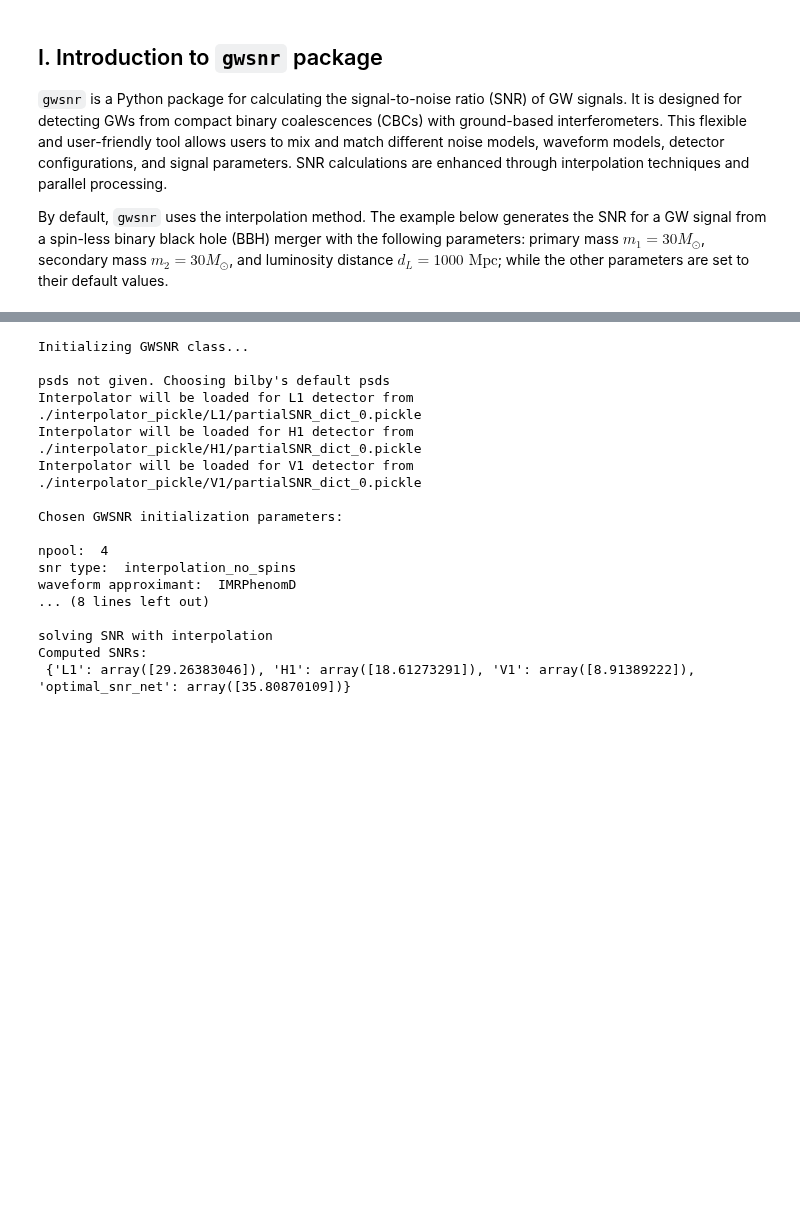
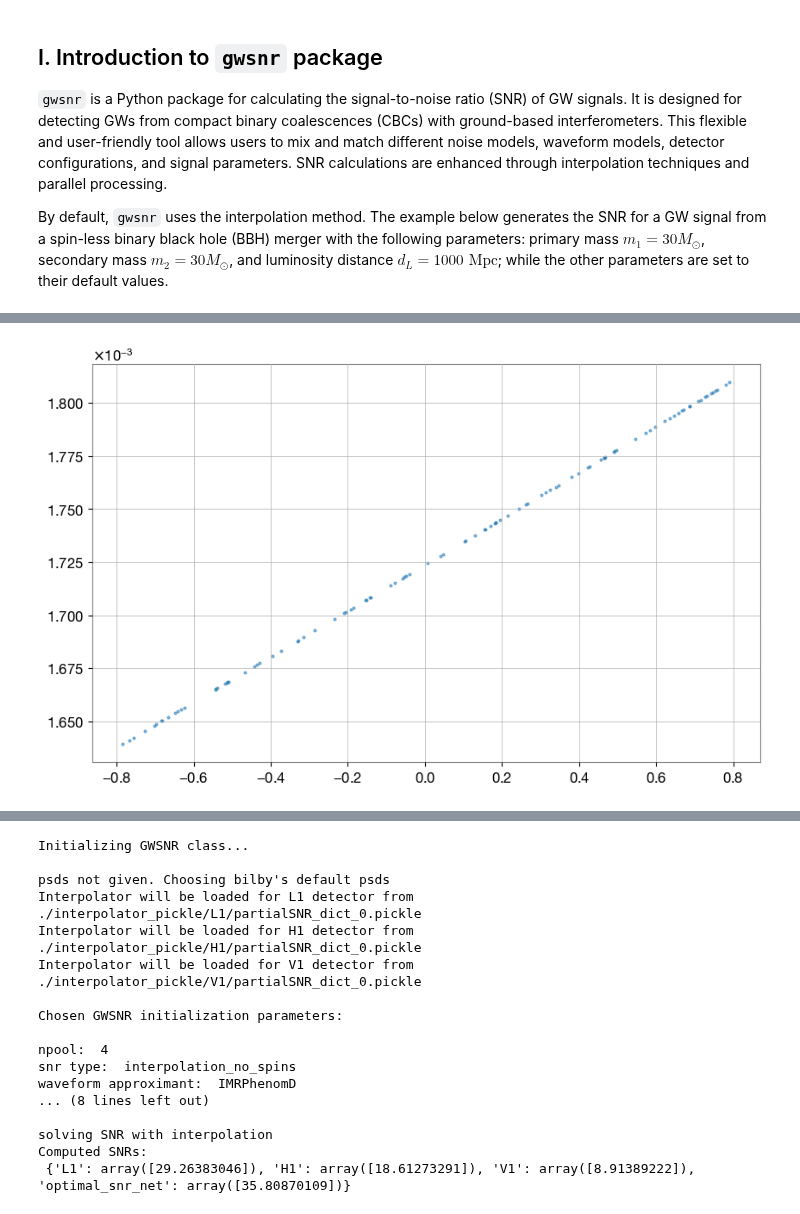
Before and after one commit to hemantaph/gwsnr, a Jupyter notebook: examples/snr_generation.ipynb, the cells around one changed output, grey strips where cells are left out. Cells and saved outputs as stored; diff of their text form; code cells hidden in the pictures; blank space fills up the shorter version.

```diff
--- a/examples/snr_generation.ipynb
+++ b/examples/snr_generation.ipynb
@@ -26,0 +129,8 @@ By default, `gwsnr` uses the interpolation method. The example below generates t
+# %%
+# loading GWSNR class from the gwsnr package
+from gwsnr import GWSNR
+import numpy as np
+
+# initializing the GWSNR class with default parameters
+gwsnr = GWSNR(npool=8, snr_type='interpolation_aligned_spins_jax', waveform_approximant='IMRPhenomD',
+)
@@ -26,0 +200,33 @@ By default, `gwsnr` uses the interpolation method. The example below generates t
+# %%
+from gwsnr.numba import antenna_response_array
+
+geocent_time_ = param_dict['geocent_time']
+theta_jn_ = param_dict['theta_jn']
+ra_ = param_dict['ra']
+dec_ = param_dict['dec']
+psi_ = param_dict['psi']
+phase_ = param_dict['phase']
+luminosity_distance_ = param_dict['luminosity_distance']
+
+# Vectorized computation for effective luminosity distance
+Fp, Fc = antenna_response_array(ra_, dec_, geocent_time_, psi_, gwsnr.detector_tensor_list)
+Fp = Fp[0,:]
+Fc = Fc[0,:]
+
+dl_eff = luminosity_distance_ / np.sqrt(
+    Fp**2 * ((1 + np.cos(theta_jn_) ** 2) / 2) ** 2
+    + Fc**2 * np.cos(theta_jn_) ** 2
+)
+
+Mchirp_scaled = chirp_mass ** (5.0 / 6.0)
+
+partial_snr = snrs/ (dl_eff * Mchirp_scaled)
+# %%
+# plot
+import matplotlib.pyplot as plt
+
+plt.figure(figsize=(10, 6))
+plt.plot(param_dict['a_1'], partial_snr, 'o', markersize=2, alpha=0.5)
+plt.show()
+# %% [output]
+[figure, added]
```
Also changed, not shown: parts of 34 cells of this notebook, 59 other files.
